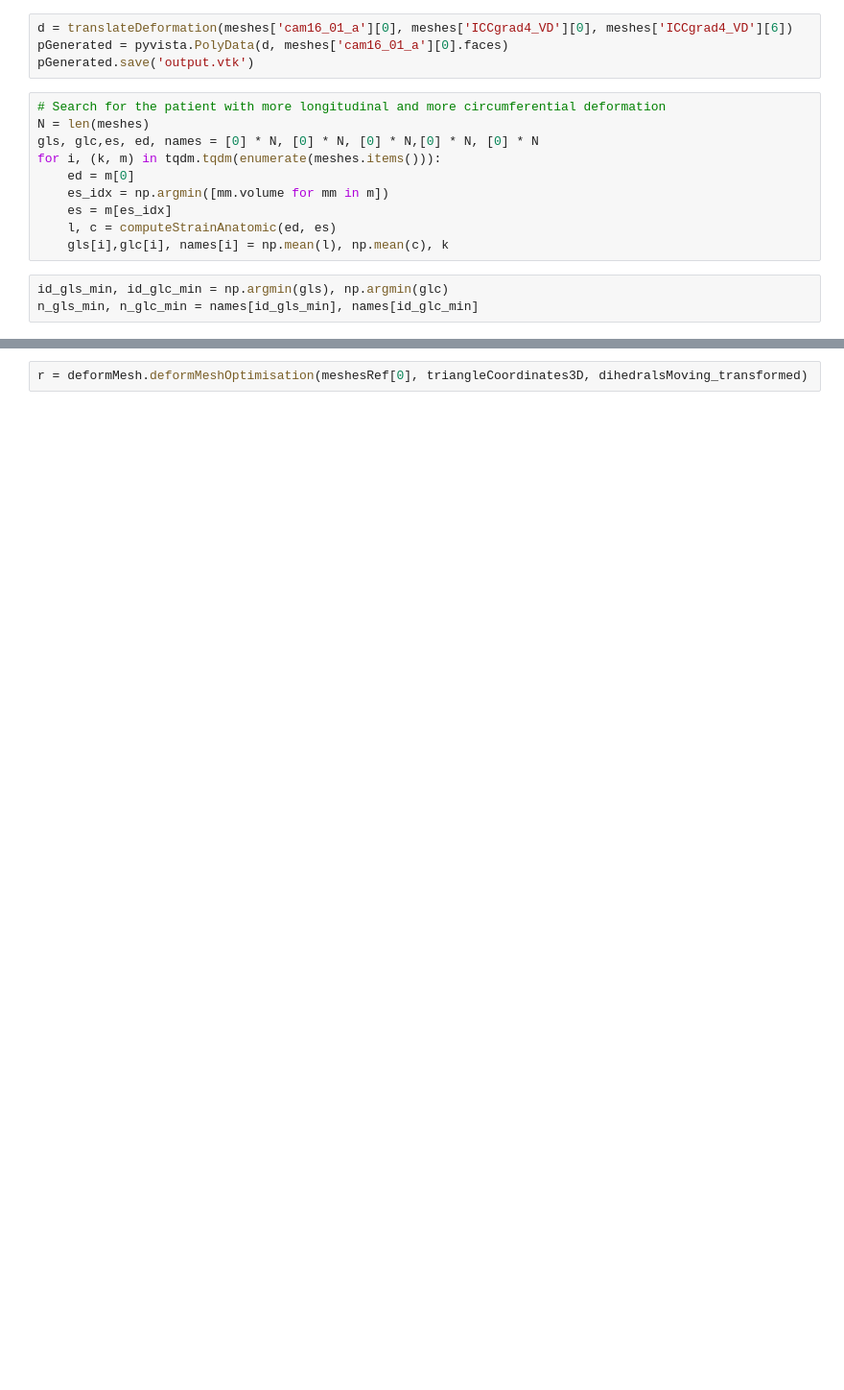
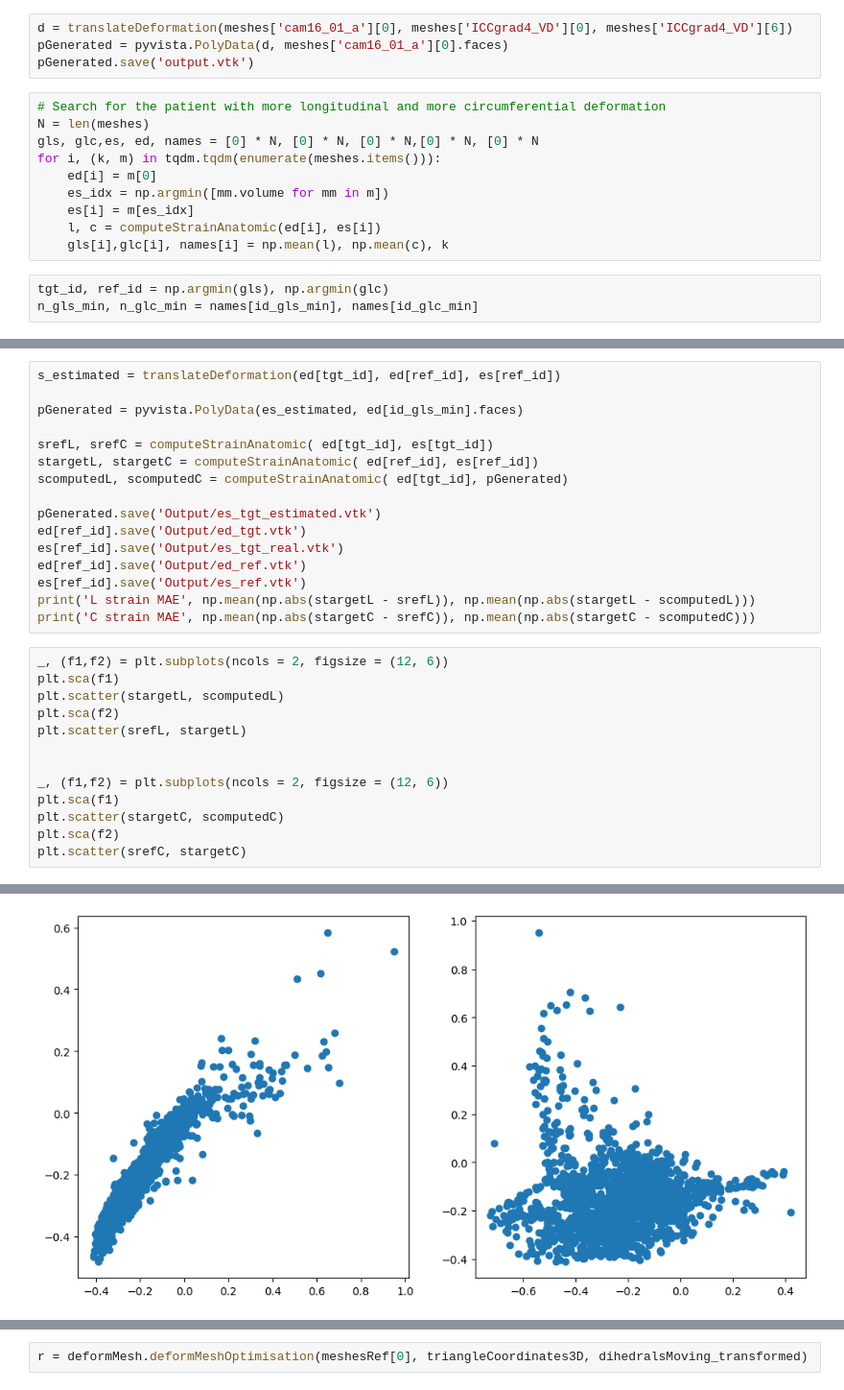
Before and after one commit to gbernardino/rvmep, a Jupyter notebook: strainReconstruction.ipynb, the cells around one changed output, grey strips where cells are left out. Shown: that part at 96% size. Drawn from its saved outputs; the diff is of its cells as text; blank space fills up the shorter version.

```diff
--- a/strainReconstruction.ipynb
+++ b/strainReconstruction.ipynb
@@ -70,11 +74,11 @@ pGenerated.save('output.vtk')
 N = len(meshes)
 gls, glc,es, ed, names = [0] * N, [0] * N, [0] * N,[0] * N, [0] * N
 for i, (k, m) in tqdm.tqdm(enumerate(meshes.items())):
-    ed = m[0]
+    ed[i] = m[0]
     es_idx = np.argmin([mm.volume for mm in m])
-    es = m[es_idx]
-    l, c = computeStrainAnatomic(ed, es)
+    es[i] = m[es_idx]
+    l, c = computeStrainAnatomic(ed[i], es[i])
     gls[i],glc[i], names[i] = np.mean(l), np.mean(c), k
 # %%
-id_gls_min, id_glc_min = np.argmin(gls), np.argmin(glc)
+tgt_id, ref_id = np.argmin(gls), np.argmin(glc)
 n_gls_min, n_glc_min = names[id_gls_min], names[id_glc_min]
@@ -94,0 +92,30 @@ triangleCoordinates3D = getCoordinatesTriangle(pMoving, coordinatesAnatomic_tran
+# %%
+s_estimated = translateDeformation(ed[tgt_id], ed[ref_id], es[ref_id])
+
+pGenerated = pyvista.PolyData(es_estimated, ed[id_gls_min].faces)
+
+srefL, srefC = computeStrainAnatomic( ed[tgt_id], es[tgt_id])
+stargetL, stargetC = computeStrainAnatomic( ed[ref_id], es[ref_id])
+scomputedL, scomputedC = computeStrainAnatomic( ed[tgt_id], pGenerated)
+
+pGenerated.save('Output/es_tgt_estimated.vtk')
+ed[ref_id].save('Output/ed_tgt.vtk')
+es[ref_id].save('Output/es_tgt_real.vtk')
+ed[ref_id].save('Output/ed_ref.vtk')
+es[ref_id].save('Output/es_ref.vtk')
+print('L strain MAE', np.mean(np.abs(stargetL - srefL)), np.mean(np.abs(stargetL - scomputedL)))
+print('C strain MAE', np.mean(np.abs(stargetC - srefC)), np.mean(np.abs(stargetC - scomputedC)))
+# %%
+_, (f1,f2) = plt.subplots(ncols = 2, figsize = (12, 6))
+plt.sca(f1)
+plt.scatter(stargetL, scomputedL)
+plt.sca(f2)
+plt.scatter(srefL, stargetL)
+
+
+_, (f1,f2) = plt.subplots(ncols = 2, figsize = (12, 6))
+plt.sca(f1)
+plt.scatter(stargetC, scomputedC)
+plt.sca(f2)
+plt.scatter(srefC, stargetC)
+# %% [output]
@@ -94,0 +123 @@ triangleCoordinates3D = getCoordinatesTriangle(pMoving, coordinatesAnatomic_tran
+[figure, added]
```
Also changed, not shown: parts of 6 cells of this notebook.
